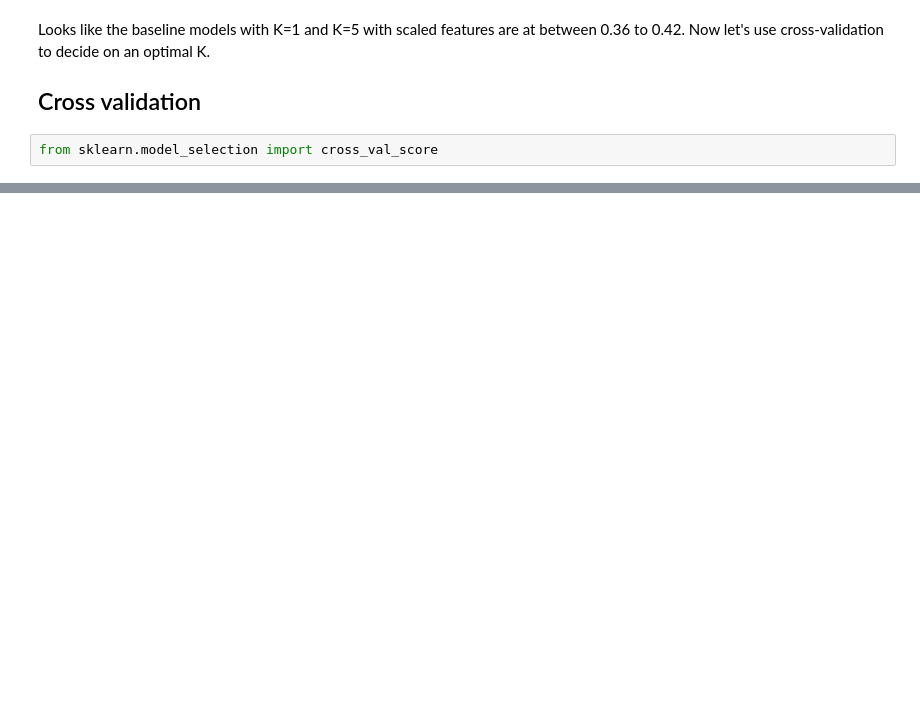
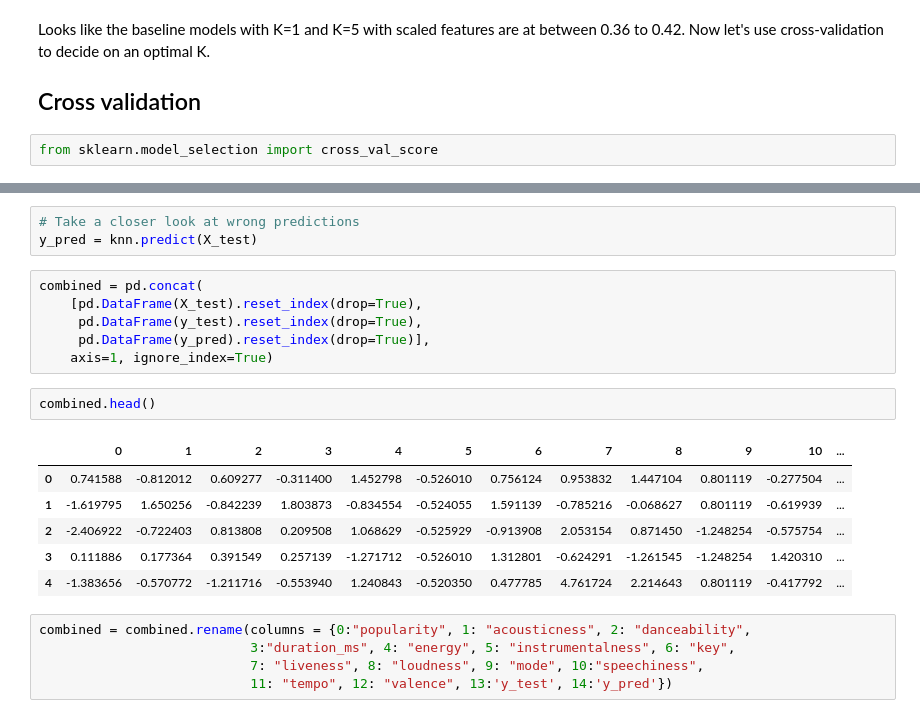
Before and after one commit to jayktee/metis, a Jupyter notebook: classification/mvp.ipynb, the cells around one changed output, grey strips where cells are left out. Saved outputs shown, nothing was run; the diff lists cells and outputs as text; blank space fills up the shorter version.

```diff
--- a/classification/mvp.ipynb
+++ b/classification/mvp.ipynb
@@ -285,0 +298,23 @@ plt.title('kNN confusion matrix');
+# %%
+# Take a closer look at wrong predictions
+y_pred = knn.predict(X_test)
+# %%
+combined = pd.concat(
+    [pd.DataFrame(X_test).reset_index(drop=True),
+     pd.DataFrame(y_test).reset_index(drop=True),
+     pd.DataFrame(y_pred).reset_index(drop=True)],
+    axis=1, ignore_index=True)
+# %%
+combined.head()
+# %% [output]
+|  | 0 | 1 | 2 | 3 | 4 | 5 | 6 | 7 | 8 | 9 | 10 | ... |
+| 0 | 0.741588 | -0.812012 | 0.609277 | -0.311400 | 1.452798 | -0.526010 | 0.756124 | 0.953832 | 1.447104 | 0.801119 | -0.277504 | ... |
+| 1 | -1.619795 | 1.650256 | -0.842239 | 1.803873 | -0.834554 | -0.524055 | 1.591139 | -0.785216 | -0.068627 | 0.801119 | -0.619939 | ... |
+| 2 | -2.406922 | -0.722403 | 0.813808 | 0.209508 | 1.068629 | -0.525929 | -0.913908 | 2.053154 | 0.871450 | -1.248254 | -0.575754 | ... |
+| 3 | 0.111886 | 0.177364 | 0.391549 | 0.257139 | -1.271712 | -0.526010 | 1.312801 | -0.624291 | -1.261545 | -1.248254 | 1.420310 | ... |
+| 4 | -1.383656 | -0.570772 | -1.211716 | -0.553940 | 1.240843 | -0.520350 | 0.477785 | 4.761724 | 2.214643 | 0.801119 | -0.417792 | ... |
+# %%
+combined = combined.rename(columns = {0:"popularity", 1: "acousticness", 2: "danceability",
+                           3:"duration_ms", 4: "energy", 5: "instrumentalness", 6: "key",
+                           7: "liveness", 8: "loudness", 9: "mode", 10:"speechiness",
+                           11: "tempo", 12: "valence", 13:'y_test', 14:'y_pred'})
```
Also changed, not shown: parts of 55 cells of this notebook, 1 other file.
